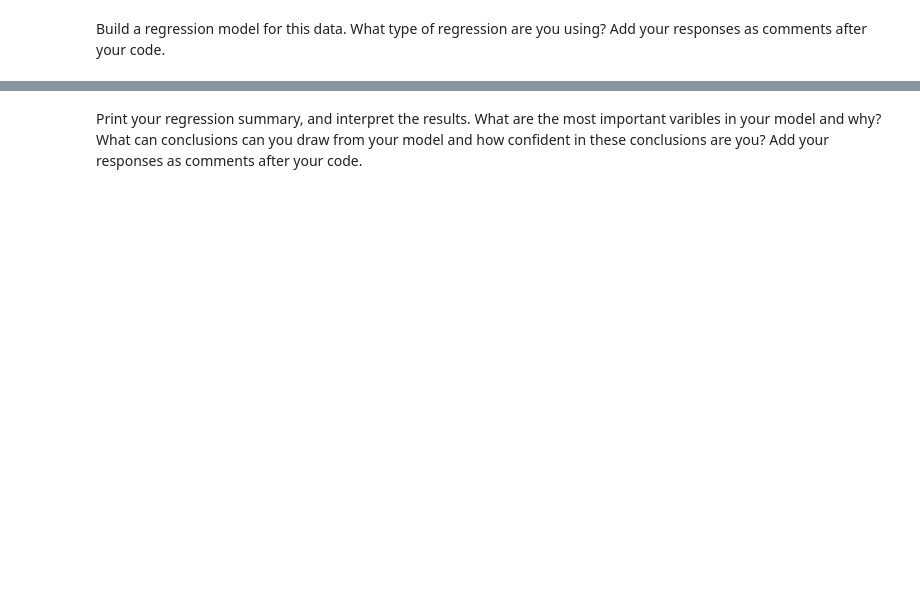
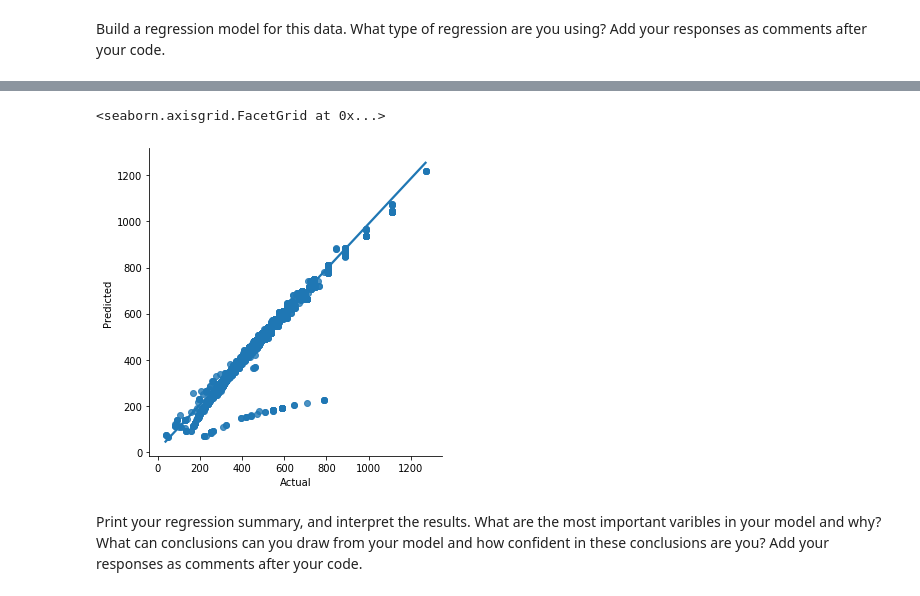
Before and after one commit to ta-datapt-bcn/lab-regression-analysis, a Jupyter notebook: your-code.ipynb, the cells around one changed output, grey strips where cells are left out. Saved outputs shown, nothing was run; the diff lists cells and outputs as text; code cells hidden in the pictures; blank space fills up the shorter version.

```diff
--- a/your-code.ipynb
+++ b/your-code.ipynb
@@ -59,3 +135,6 @@ Interpret the results of your model. What can conclusions can you draw from your
 For the second part of this lab, we will use the vehicles.csv data set. You can find a copy of the dataset in the git hub folder. This dataset includes variables related to vehicle characteristics, including the model, make, and energy efficiency standards, as well as each car's CO2 emissions. As discussed in class the goal of this exercise is to predict vehicles' CO2 emissions based on several independent variables.
 # %%
 # Import any libraries you may need & the data
+
+vehicles = pd.read_csv('vehicles.csv')
+vehicles.head()
@@ -67,0 +152,6 @@ Calculate the correlations between each of these variables and the outcome. Whic
+# %%
+# Your response here.
+
+vehicles_2 = vehicles[['Year', 'Cylinders', 'Fuel Barrels/Year', 'Combined MPG', 'Fuel Cost/Year', 'CO2 Emission Grams/Mile']]
+
+vehicles_2.corr()
@@ -71,0 +171,15 @@ Build a regression model for this data. What type of regression are you using? A
+# %%
+# Your response here.
+
+x = vehicles_2[['Year','Cylinders','Fuel Barrels/Year','Combined MPG','Fuel Cost/Year']]
+y = vehicles_2['CO2 Emission Grams/Mile']
+
+linear_regress = LinearRegression()
+
+linear_regress.fit(x,y)
+
+y_pred = linear_regress.predict(x)
+
+df = pd.DataFrame({'Actual': y, 'Predicted': y_pred})
+
+df
@@ -72,2 +200,7 @@ Build a regression model for this data. What type of regression are you using? A
+# %%
+sns.lmplot('Actual','Predicted', data =  df)
+# %% [output]
+<seaborn.axisgrid.FacetGrid at 0x...>
+[figure, added]
 # %% [markdown]
 Print your regression summary, and interpret the results. What are the most important varibles in your model and why? What can conclusions can you draw from your model and how confident in these conclusions are you? Add your responses as comments after your code.
```
Also changed, not shown: parts of 23 cells of this notebook.
